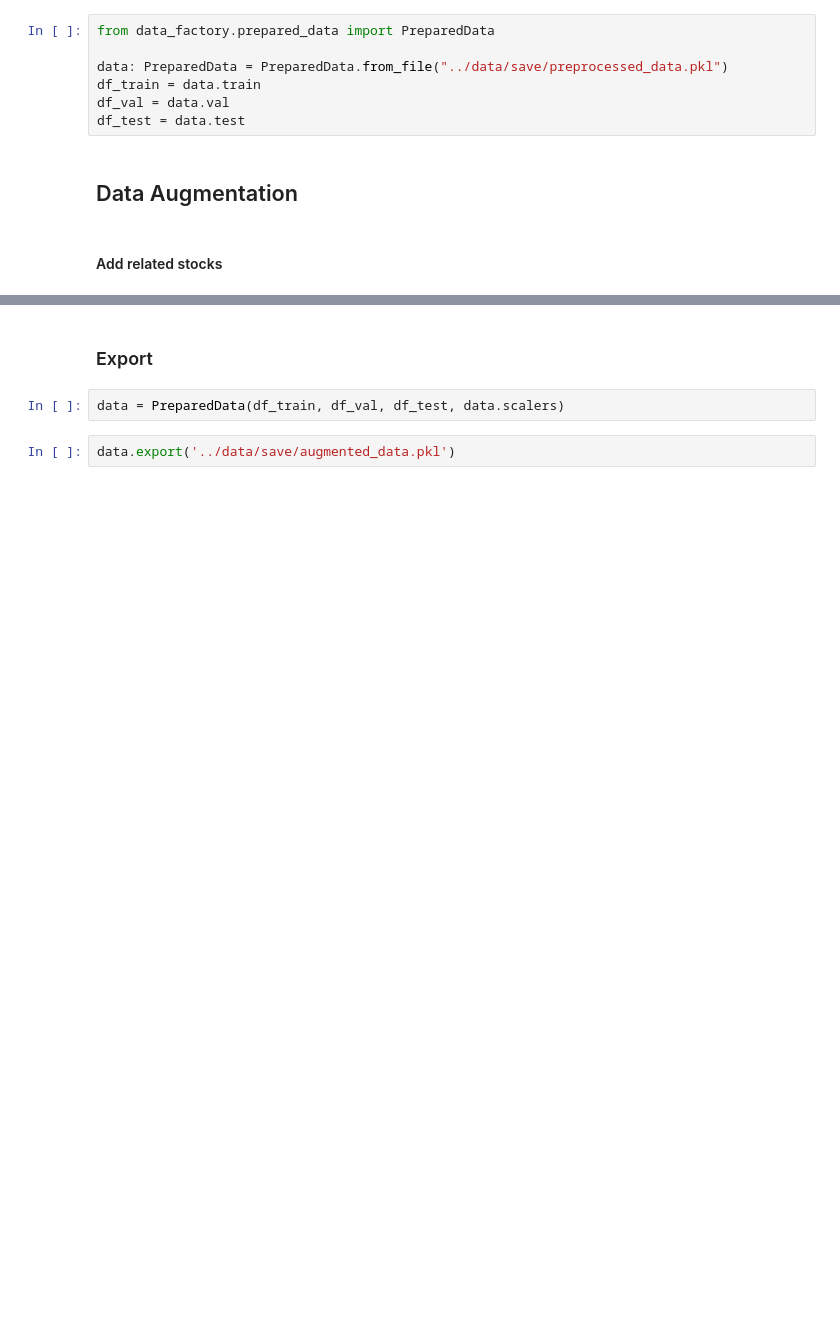
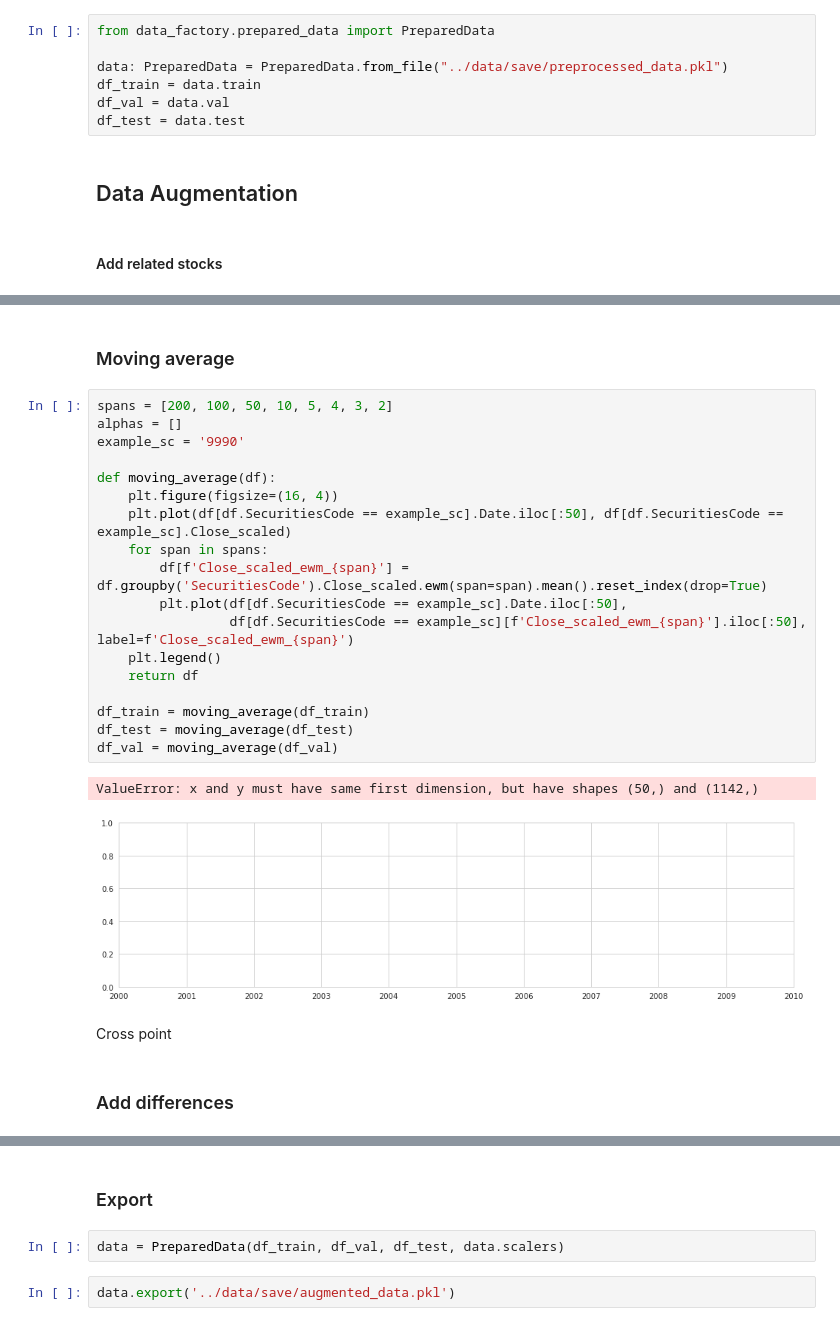
Before and after one commit to Cyprien-Ricque/stock-exchange-prediction, a Jupyter notebook: notebooks/1-data_augmentation.ipynb, the cells around one changed output, grey strips where cells are left out. Saved outputs shown, nothing was run; the diff lists cells and outputs as text; blank space fills up the shorter version.

```diff
--- a/notebooks/1-data_augmentation.ipynb
+++ b/notebooks/1-data_augmentation.ipynb
@@ -87,0 +143,27 @@ df_val = add_stocks(df_val)
+# %% [markdown]
+### Moving average
+# %%
+spans = [200, 100, 50, 10, 5, 4, 3, 2]
+alphas = []
+example_sc = '9990'
+
+def moving_average(df):
+    plt.figure(figsize=(16, 4))
+    plt.plot(df[df.SecuritiesCode == example_sc].Date.iloc[:50], df[df.SecuritiesCode == example_sc].Close_scaled)
+    for span in spans:
+        df[f'Close_scaled_ewm_{span}'] = df.groupby('SecuritiesCode').Close_scaled.ewm(span=span).mean().reset_index(drop=True)
+        plt.plot(df[df.SecuritiesCode == example_sc].Date.iloc[:50],
+                 df[df.SecuritiesCode == example_sc][f'Close_scaled_ewm_{span}'].iloc[:50], label=f'Close_scaled_ewm_{span}')
+    plt.legend()
+    return df
+
+df_train = moving_average(df_train)
+df_test = moving_average(df_test)
+df_val = moving_average(df_val)
+# %% [output]
+ValueError: x and y must have same first dimension, but have shapes (50,) and (1142,)
+[figure, added]
+# %% [markdown]
+Cross point
+# %% [markdown]
+### Add differences
```
Also changed, not shown: parts of 26 cells of this notebook, 4 other files.
